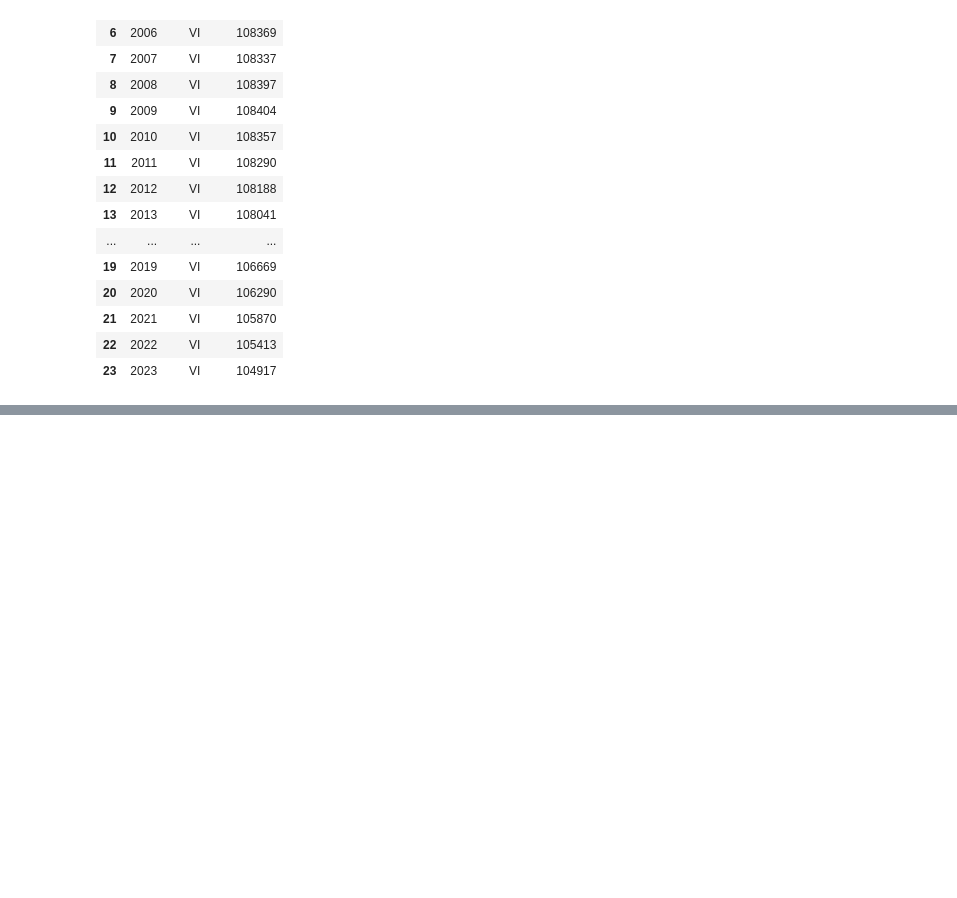
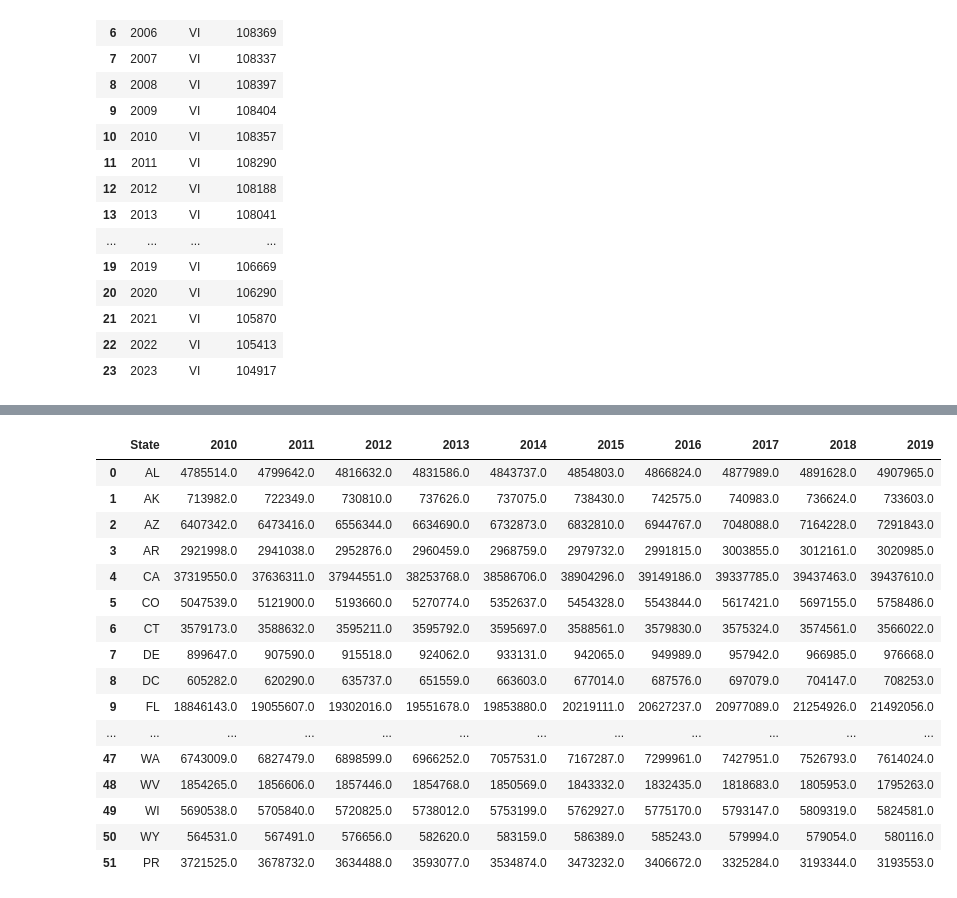
Before and after one commit to jmartinez99-gt/CSE6242-Fall2025-Team42, a Jupyter notebook: preprocessing/state_populations.ipynb, the cells around one changed output, grey strips where cells are left out. Cells and saved outputs as stored; diff of their text form; code cells hidden in the pictures; blank space fills up the shorter version.

```diff
--- a/preprocessing/state_populations.ipynb
+++ b/preprocessing/state_populations.ipynb
@@ -34,0 +144,32 @@ ImportError: Missing optional dependency 'xlrd'. Install xlrd >= 2.0.1 for xls E
+# %%
+df20 = pd.read_excel('../data/raw/nst-est2020.xlsx', header=3)
+df20 = (
+    df20.rename(columns={'Unnamed: 0': 'State'})
+    .drop(columns=['Census', 'Estimates Base', 'April 1', 'July 1'])
+)
+us_pop += df20.loc[df20['State'] == 'United States'].values.tolist()[0][1:]
+remove_states = ["United States", "Northeast", "Midwest", "South", "West"]
+df20 = df20[~df20['State'].isin(remove_states)]
+df20['State'] = df20['State'].str.lstrip('.')
+df20['State'] = df20['State'].map(state_to_code)
+df20 = df20.dropna(subset=['State'])
+df20 = df20.reset_index(drop=True)
+df20
+# %% [output]
+|  | State | 2010 | 2011 | 2012 | 2013 | 2014 | 2015 | 2016 | 2017 | 2018 | 2019 |
+| 0 | AL | 4785514.0 | 4799642.0 | 4816632.0 | 4831586.0 | 4843737.0 | 4854803.0 | 4866824.0 | 4877989.0 | 4891628.0 | 4907965.0 |
+| 1 | AK | 713982.0 | 722349.0 | 730810.0 | 737626.0 | 737075.0 | 738430.0 | 742575.0 | 740983.0 | 736624.0 | 733603.0 |
+| 2 | AZ | 6407342.0 | 6473416.0 | 6556344.0 | 6634690.0 | 6732873.0 | 6832810.0 | 6944767.0 | 7048088.0 | 7164228.0 | 7291843.0 |
+| 3 | AR | 2921998.0 | 2941038.0 | 2952876.0 | 2960459.0 | 2968759.0 | 2979732.0 | 2991815.0 | 3003855.0 | 3012161.0 | 3020985.0 |
+| 4 | CA | 37319550.0 | 37636311.0 | 37944551.0 | 38253768.0 | 38586706.0 | 38904296.0 | 39149186.0 | 39337785.0 | 39437463.0 | 39437610.0 |
+| 5 | CO | 5047539.0 | 5121900.0 | 5193660.0 | 5270774.0 | 5352637.0 | 5454328.0 | 5543844.0 | 5617421.0 | 5697155.0 | 5758486.0 |
+| 6 | CT | 3579173.0 | 3588632.0 | 3595211.0 | 3595792.0 | 3595697.0 | 3588561.0 | 3579830.0 | 3575324.0 | 3574561.0 | 3566022.0 |
+| 7 | DE | 899647.0 | 907590.0 | 915518.0 | 924062.0 | 933131.0 | 942065.0 | 949989.0 | 957942.0 | 966985.0 | 976668.0 |
+| 8 | DC | 605282.0 | 620290.0 | 635737.0 | 651559.0 | 663603.0 | 677014.0 | 687576.0 | 697079.0 | 704147.0 | 708253.0 |
+| 9 | FL | 18846143.0 | 19055607.0 | 19302016.0 | 19551678.0 | 19853880.0 | 20219111.0 | 20627237.0 | 20977089.0 | 21254926.0 | 21492056.0 |
+| ... | ... | ... | ... | ... | ... | ... | ... | ... | ... | ... | ... |
+| 47 | WA | 6743009.0 | 6827479.0 | 6898599.0 | 6966252.0 | 7057531.0 | 7167287.0 | 7299961.0 | 7427951.0 | 7526793.0 | 7614024.0 |
+| 48 | WV | 1854265.0 | 1856606.0 | 1857446.0 | 1854768.0 | 1850569.0 | 1843332.0 | 1832435.0 | 1818683.0 | 1805953.0 | 1795263.0 |
+| 49 | WI | 5690538.0 | 5705840.0 | 5720825.0 | 5738012.0 | 5753199.0 | 5762927.0 | 5775170.0 | 5793147.0 | 5809319.0 | 5824581.0 |
+| 50 | WY | 564531.0 | 567491.0 | 576656.0 | 582620.0 | 583159.0 | 586389.0 | 585243.0 | 579994.0 | 579054.0 | 580116.0 |
+| 51 | PR | 3721525.0 | 3678732.0 | 3634488.0 | 3593077.0 | 3534874.0 | 3473232.0 | 3406672.0 | 3325284.0 | 3193344.0 | 3193553.0 |
```
Also changed, not shown: parts of 11 cells of this notebook, 1 other file.
